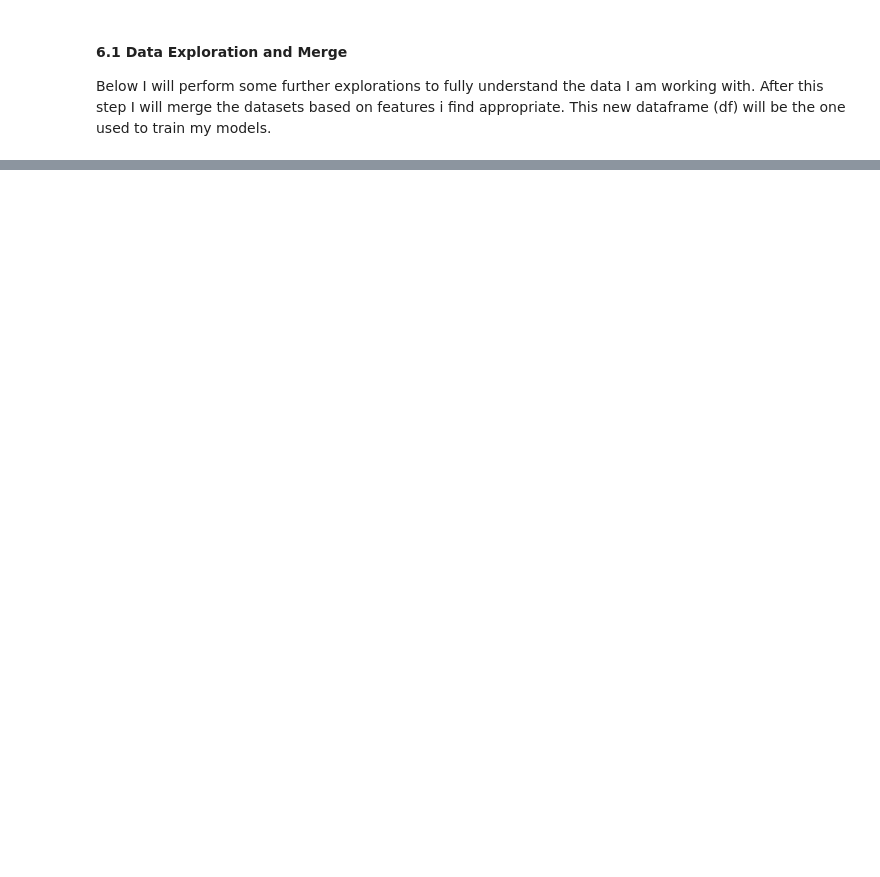
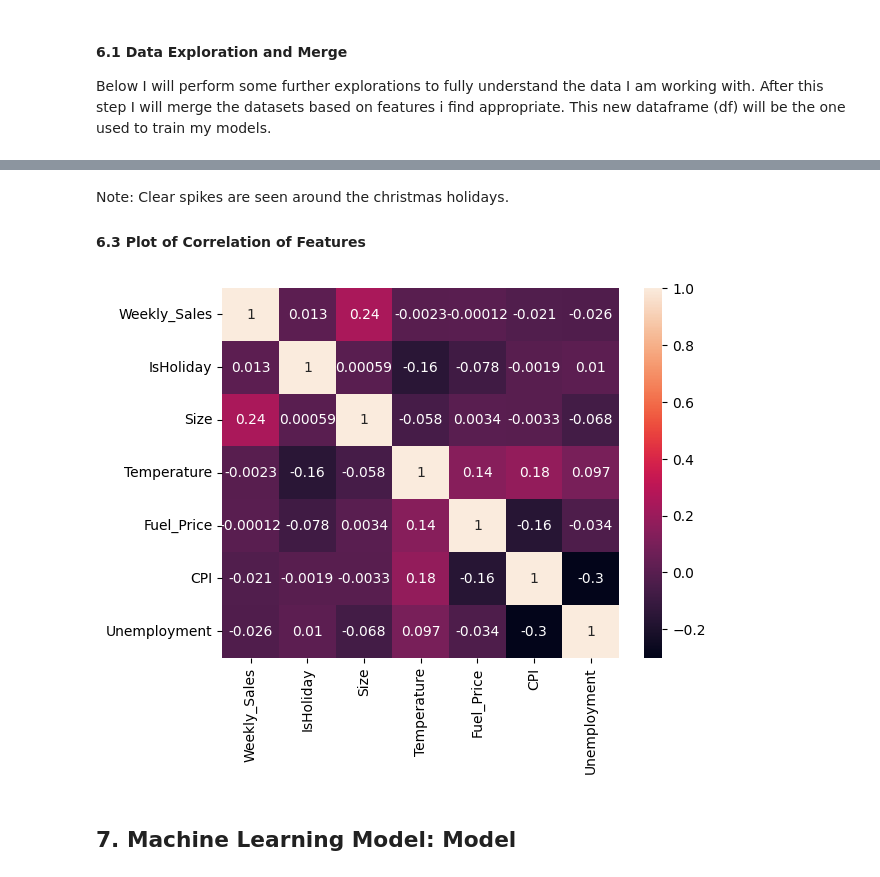
Before and after one commit to DKF-92/Walmart-Forecasting, a Jupyter notebook: case-study-walmart-sales-forecast.ipynb, the cells around one changed output, grey strips where cells are left out. Drawn from its saved outputs; the diff is of its cells as text; code cells hidden in the pictures; blank space fills up the shorter version.

```diff
--- a/case-study-walmart-sales-forecast.ipynb
+++ b/case-study-walmart-sales-forecast.ipynb
@@ -157,0 +302,11 @@ df.isna().sum()
+# %% [markdown]
+Note: Clear spikes are seen around the christmas holidays.
+
+#### 6.3 Plot of Correlation of Features <a class="anchor" id="plotCF"></a>
+# %%
+sns.heatmap(df.corr(numeric_only=True), annot = True)
+plt.show()
+# %% [output]
+[figure, added]
+# %% [markdown]
+## 7. Machine Learning Model: Model <a class="anchor" id="MLM"></a>
```
Also changed, not shown: parts of 27 cells of this notebook.
